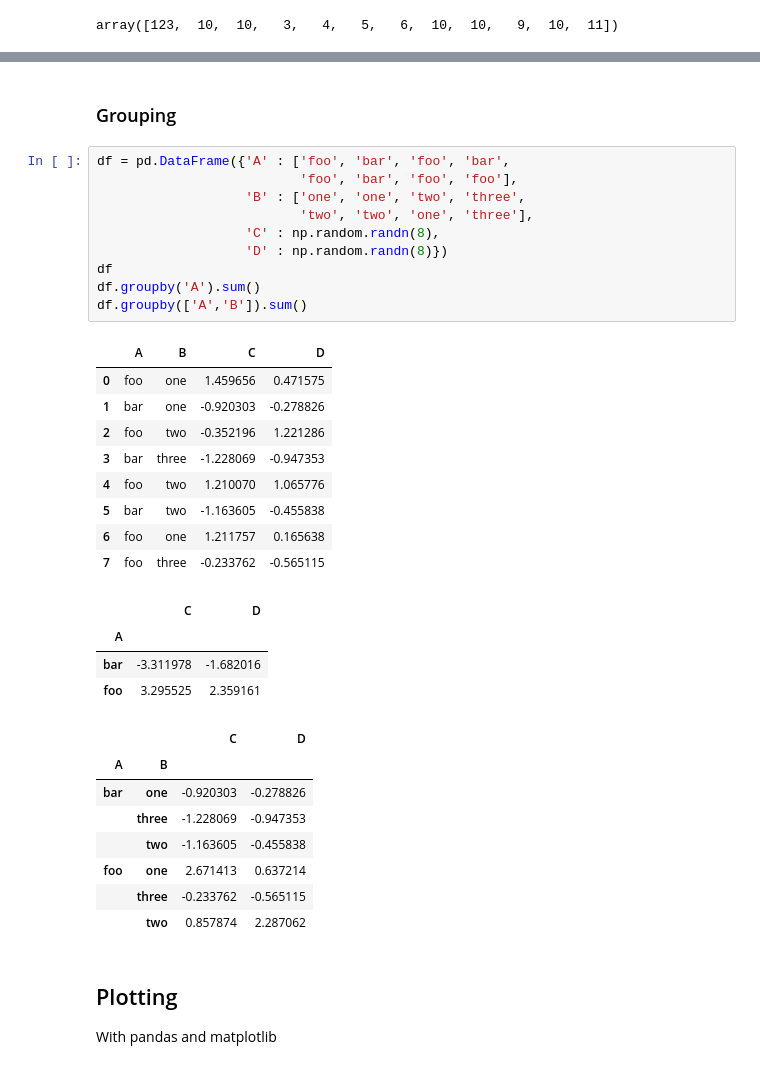
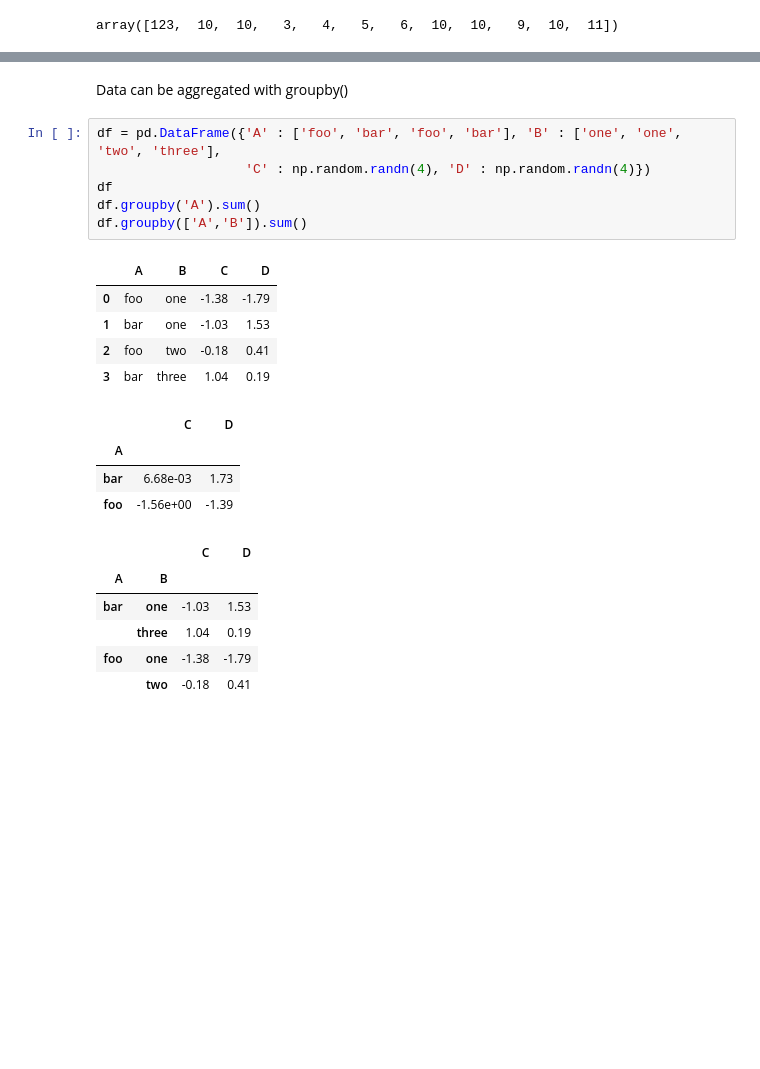
Before and after one commit to ds-madhavan-ramani/machine_learning_introduction, a Jupyter notebook: 01b - Introduction - Scientific Python.ipynb, the cells around one changed output, grey strips where cells are left out. Drawn from its saved outputs; the diff is of its cells as text; blank space fills up the shorter version.

```diff
--- a/01b - Introduction - Scientific Python.ipynb
+++ b/01b - Introduction - Scientific Python.ipynb
@@ -781,37 +751,24 @@ df.append(s, ignore_index=True)
-# %% [markdown]
-### Grouping
+# %% [markdown]
+Data can be aggregated with groupby()
 # %%
-df = pd.DataFrame({'A' : ['foo', 'bar', 'foo', 'bar',
-                          'foo', 'bar', 'foo', 'foo'],
-                   'B' : ['one', 'one', 'two', 'three',
-                          'two', 'two', 'one', 'three'],
-                   'C' : np.random.randn(8),
-                   'D' : np.random.randn(8)})
+df = pd.DataFrame({'A' : ['foo', 'bar', 'foo', 'bar'], 'B' : ['one', 'one', 'two', 'three'],
+                   'C' : np.random.randn(4), 'D' : np.random.randn(4)})
 df
 df.groupby('A').sum()
 df.groupby(['A','B']).sum()
 # %% [output]
 |  | A | B | C | D |
-| 0 | foo | one | 1.459656 | 0.471575 |
-| 1 | bar | one | -0.920303 | -0.278826 |
-| 2 | foo | two | -0.352196 | 1.221286 |
-| 3 | bar | three | -1.228069 | -0.947353 |
-| 4 | foo | two | 1.210070 | 1.065776 |
-| 5 | bar | two | -1.163605 | -0.455838 |
-| 6 | foo | one | 1.211757 | 0.165638 |
-| 7 | foo | three | -0.233762 | -0.565115 |
+| 0 | foo | one | -1.38 | -1.79 |
+| 1 | bar | one | -1.03 | 1.53 |
+| 2 | foo | two | -0.18 | 0.41 |
+| 3 | bar | three | 1.04 | 0.19 |
 |  | C | D |
 | A |  |  |
-| bar | -3.311978 | -1.682016 |
-| foo | 3.295525 | 2.359161 |
+| bar | 6.68e-03 | 1.73 |
+| foo | -1.56e+00 | -1.39 |
 |  |  | C | D |
 | A | B |  |  |
-| bar | one | -0.920303 | -0.278826 |
-|  | three | -1.228069 | -0.947353 |
-|  | two | -1.163605 | -0.455838 |
-| foo | one | 2.671413 | 0.637214 |
-|  | three | -0.233762 | -0.565115 |
-|  | two | 0.857874 | 2.287062 |
+| bar | one | -1.03 | 1.53 |
+|  | three | 1.04 | 0.19 |
+| foo | one | -1.38 | -1.79 |
+|  | two | -0.18 | 0.41 |
-# %% [markdown]
-## Plotting
-With pandas and matplotlib
```
Also changed, not shown: parts of 169 cells of this notebook, 8 other files.
